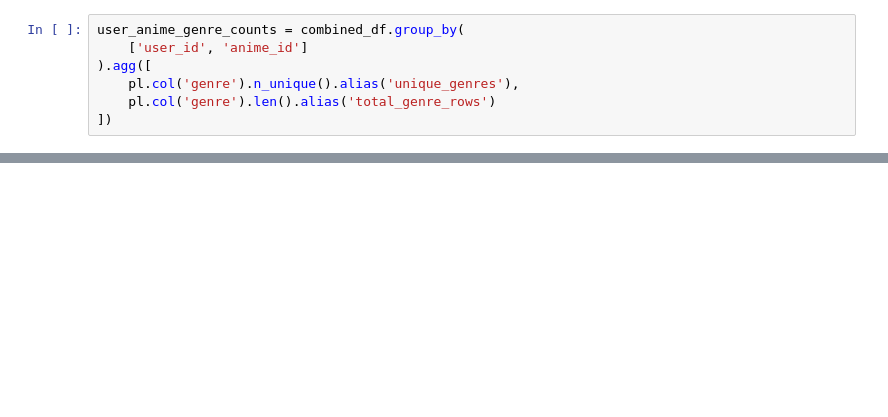
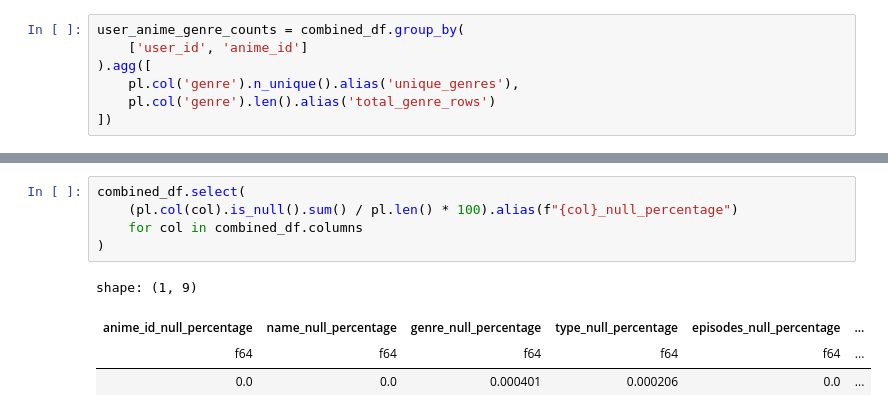
Before and after one commit to ZygimantasB/polars_library, a Jupyter notebook: kaggle/anime_dataset.ipynb, the cells around one changed output, grey strips where cells are left out. Saved outputs shown, nothing was run; the diff lists cells and outputs as text; blank space fills up the shorter version.

```diff
--- a/kaggle/anime_dataset.ipynb
+++ b/kaggle/anime_dataset.ipynb
@@ -234,0 +238,10 @@ shape: (7_814_817, 6)
+# %%
+combined_df.select(
+    (pl.col(col).is_null().sum() / pl.len() * 100).alias(f"{col}_null_percentage")
+    for col in combined_df.columns
+)
+# %% [output]
+shape: (1, 9)
+| anime_id_null_percentage | name_null_percentage | genre_null_percentage | type_null_percentage | episodes_null_percentage | ... |
+| f64 | f64 | f64 | f64 | f64 | ... |
+| 0.0 | 0.0 | 0.000401 | 0.000206 | 0.0 | ... |
```
Also changed, not shown: parts of 10 cells of this notebook.
